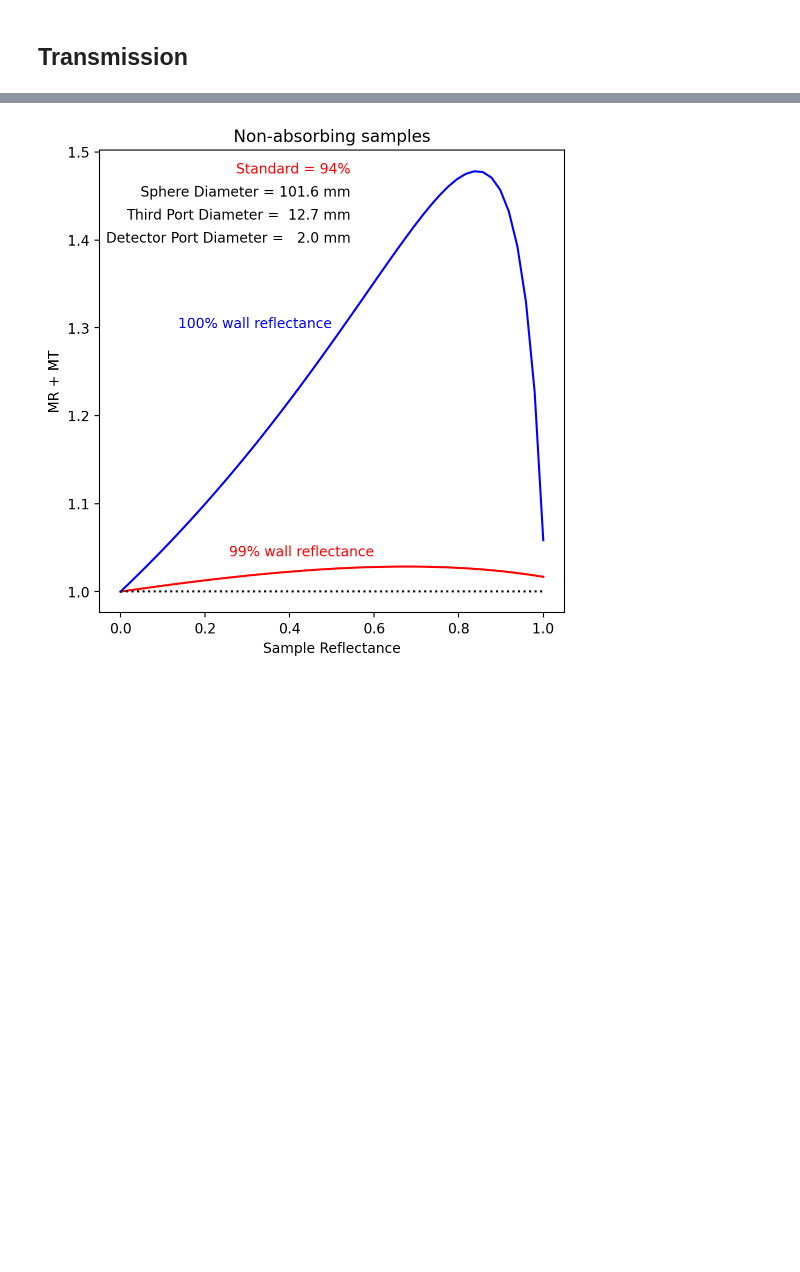
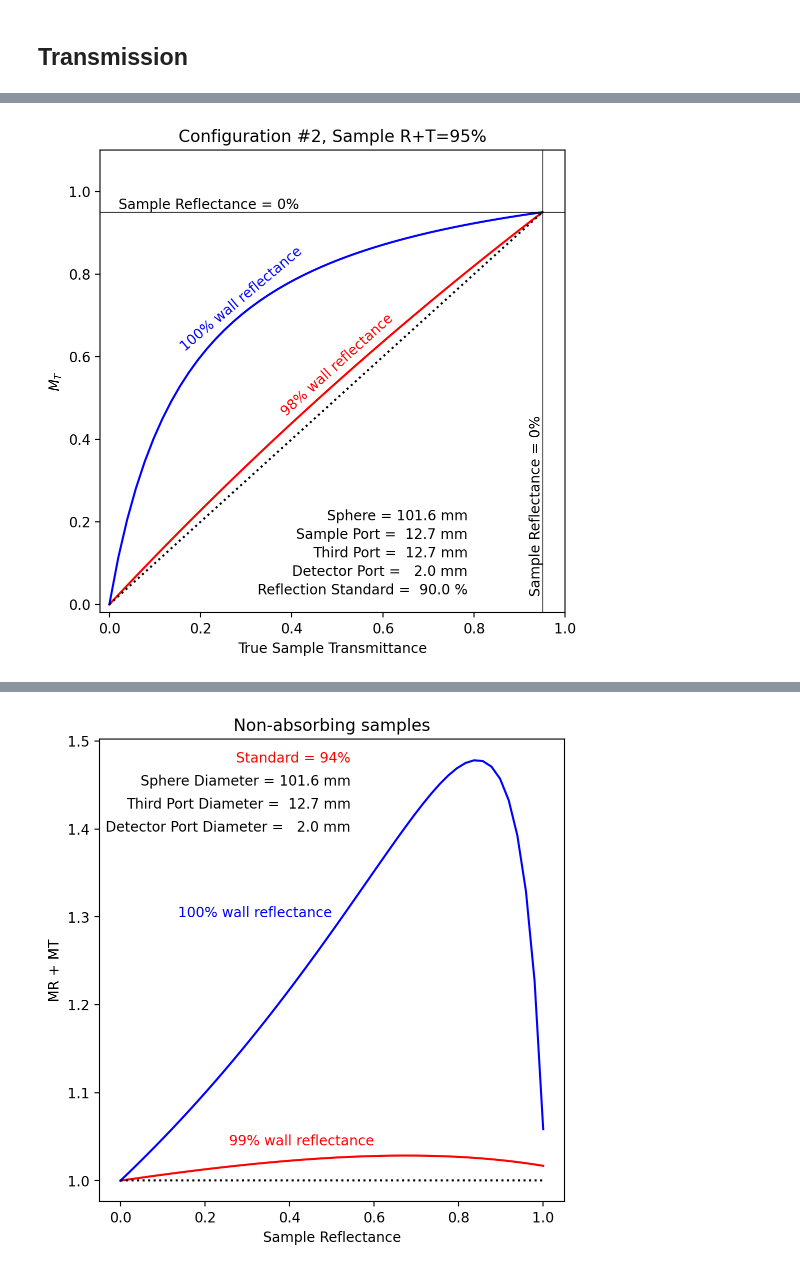
Before and after one commit to scottprahl/iadpython, a Jupyter notebook: docs/measurements.ipynb, the cells around one changed output, grey strips where cells are left out. Saved outputs shown, nothing was run; the diff lists cells and outputs as text; code cells hidden in the pictures; blank space fills up the shorter version.

```diff
--- a/docs/measurements.ipynb
+++ b/docs/measurements.ipynb
@@ -81,0 +189,43 @@ In this measurement the baffle is no longer between the standard and the reflect
+# %%
+configuration = 2
+abs_sample = 0.05
+t_sample = np.linspace(0.0,1-abs_sample,50)
+r_sample = 1- t_sample
+d_sphere = 25.4*4 #mm
+d_sample = 25.4/2
+d_third = 25.4/2
+d_detector = 2
+r_std = 0.90
+r_sample = 1 - t_sample - abs_sample
+
+s = iadpython.Sphere(d_sphere, d_sample, d_third=d_third, d_detector=d_detector, r_std=r_std)
+
+plt.figure(figsize=(6,6))
+
+s.r_wall = 0.98
+plt.plot(t_sample, s.MT(t_sample, r_sample, config=configuration), color='red')
+plt.text(0.50,0.58,'%g%% wall reflectance'%(100*s.r_wall), color='red', ha='center', va='center', rotation=42)
+
+s.r_wall=1.00
+plt.plot(t_sample, s.MT(t_sample, r_sample, config=configuration), color='blue')
+plt.text(0.29,0.74,'%g%% wall reflectance'%(100*s.r_wall), color='blue', ha='center', va='center', rotation=40)
+
+plt.plot([0,1-abs_sample],[0,1-abs_sample],':k')
+plt.axvline(1-abs_sample, color='black', lw=0.5)
+plt.axhline(1-abs_sample, color='black', lw=0.5)
+
+plt.xlabel('True Sample Transmittance')
+plt.ylabel('$M_T$')
+plt.title('Configuration #%d, Sample R+T=%.0f%%' % (configuration, 100*(1-abs_sample)))
+plt.text(0.8,0.20,"Sphere = %5.1f mm "%s.d, ha='right', transform=plt.gca().transAxes)
+plt.text(0.8,0.16,"Sample Port = %5.1f mm "%(s.sample.d), ha='right',transform=plt.gca().transAxes)
+plt.text(0.8,0.12,"Third Port = %5.1f mm "%(s.third.d), ha='right',transform=plt.gca().transAxes)
+plt.text(0.8,0.08,"Detector Port = %5.1f mm "%(s.detector.d), ha='right',transform=plt.gca().transAxes)
+plt.text(0.8,0.04,"Reflection Standard = %5.1f %% "%(s.r_std*100), ha='right',transform=plt.gca().transAxes)
+plt.text(0.02, 1-abs_sample, "Sample Reflectance = 0% ", va='bottom', color='black')
+plt.text(1-abs_sample-0.03, 0.02,"Sample Reflectance = 0% ", va='bottom', color='black', rotation=90)
+plt.xlim(-0.02,1.0)
+plt.ylim(-0.02,1.1)
+plt.show()
+# %% [output]
+[figure, added]
```
Also changed, not shown: parts of 15 cells of this notebook.
